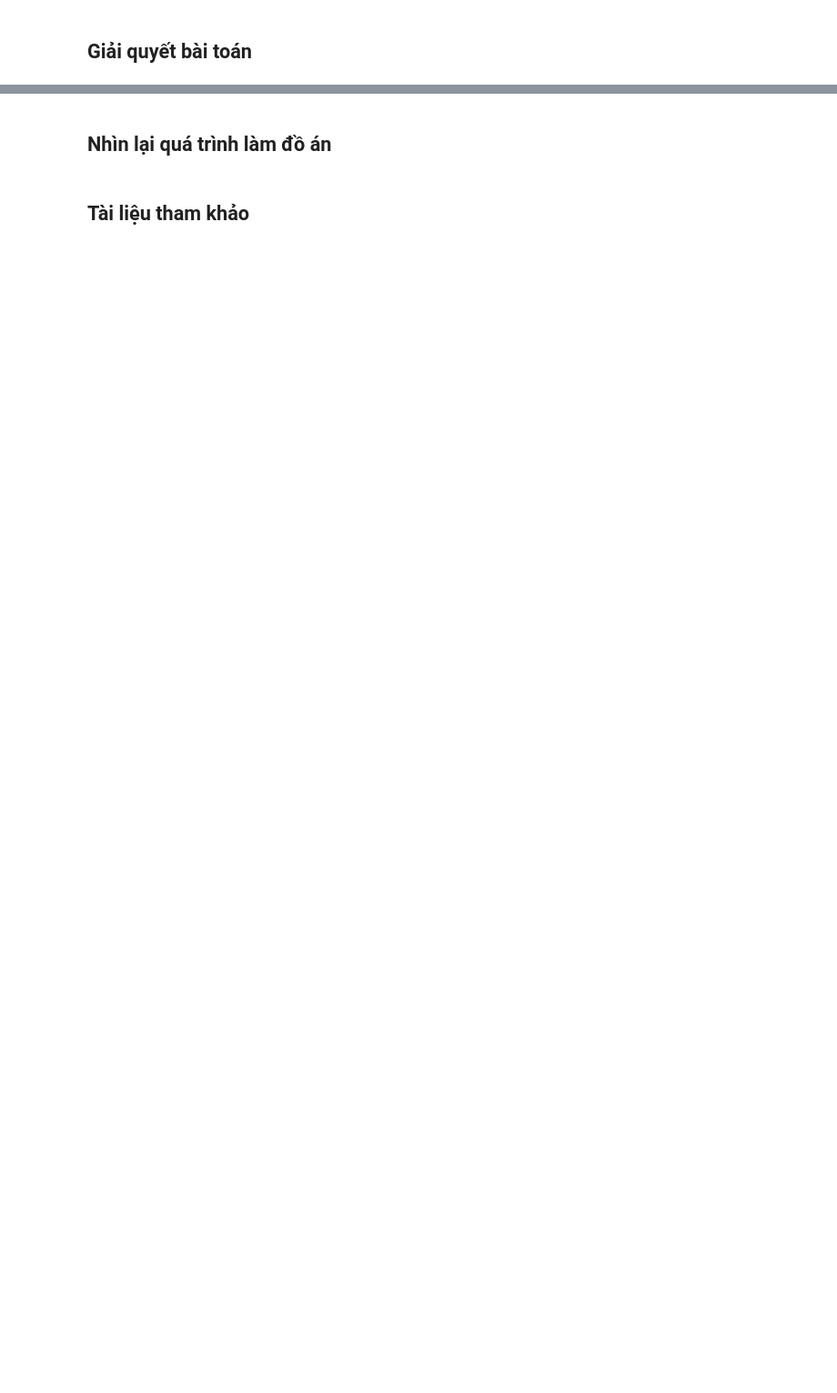
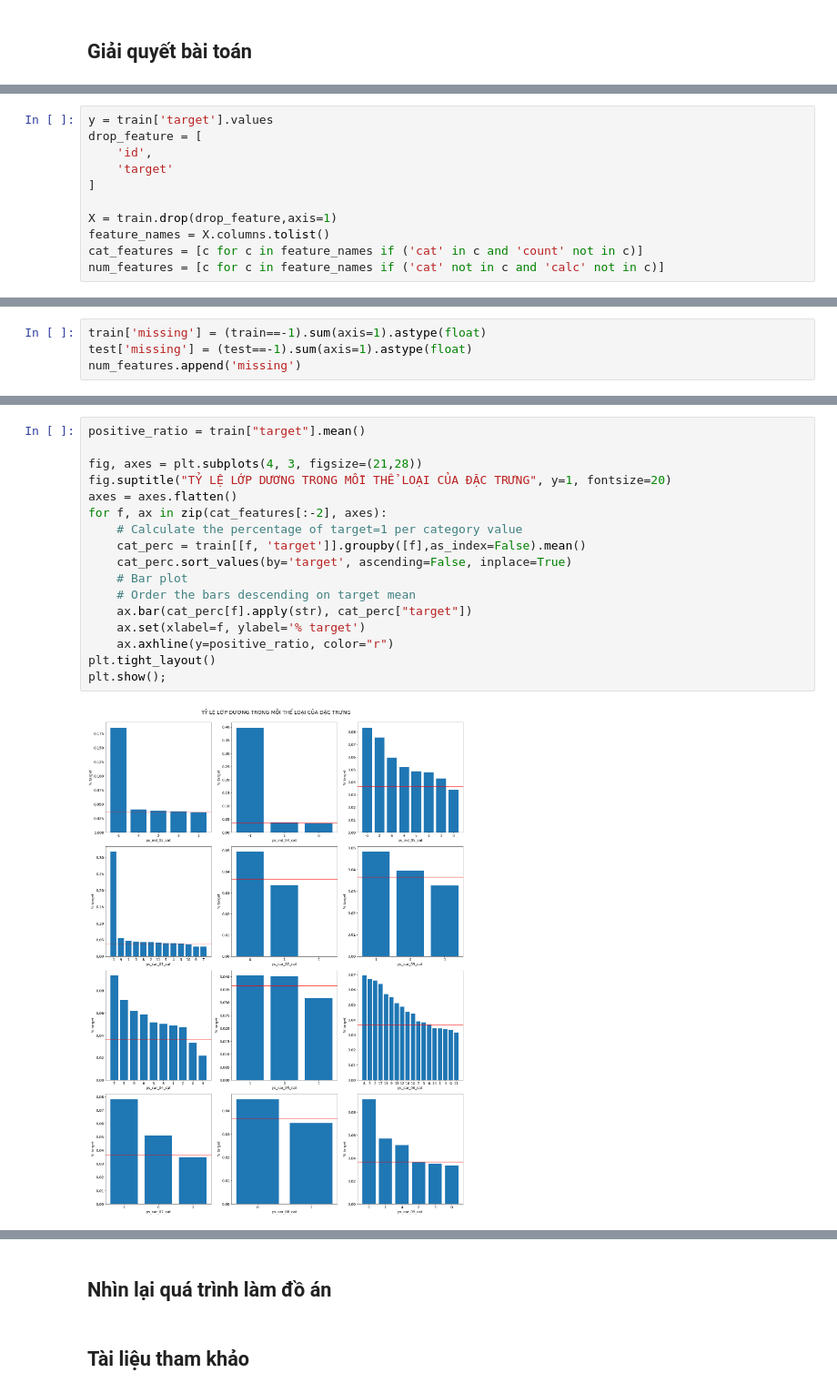
Before and after one commit to PhamVietXuan/kaggle-porto-seguro, a Jupyter notebook: Report.ipynb, the cells around one changed output, grey strips where cells are left out. Shown at 91% size. Saved outputs shown, nothing was run; the diff lists cells and outputs as text; blank space fills up the shorter version.

```diff
--- a/Report.ipynb
+++ b/Report.ipynb
@@ -28,0 +167,11 @@ Link bài toán: [Porto Seguro’s Safe Driver Prediction](https://www.kaggle.co
+# %%
+y = train['target'].values
+drop_feature = [
+    'id',
+    'target'
+]
+
+X = train.drop(drop_feature,axis=1)
+feature_names = X.columns.tolist()
+cat_features = [c for c in feature_names if ('cat' in c and 'count' not in c)]
+num_features = [c for c in feature_names if ('cat' not in c and 'calc' not in c)]
@@ -28,0 +219,4 @@ Link bài toán: [Porto Seguro’s Safe Driver Prediction](https://www.kaggle.co
+# %%
+train['missing'] = (train==-1).sum(axis=1).astype(float)
+test['missing'] = (test==-1).sum(axis=1).astype(float)
+num_features.append('missing')
@@ -28,0 +239,19 @@ Link bài toán: [Porto Seguro’s Safe Driver Prediction](https://www.kaggle.co
+# %%
+positive_ratio = train["target"].mean()
+
+fig, axes = plt.subplots(4, 3, figsize=(21,28))
+fig.suptitle("TỶ LỆ LỚP DƯƠNG TRONG MỖI THỂ LOẠI CỦA ĐẶC TRƯNG", y=1, fontsize=20)
+axes = axes.flatten()
+for f, ax in zip(cat_features[:-2], axes):
+    # Calculate the percentage of target=1 per category value
+    cat_perc = train[[f, 'target']].groupby([f],as_index=False).mean()
+    cat_perc.sort_values(by='target', ascending=False, inplace=True)
+    # Bar plot
+    # Order the bars descending on target mean
+    ax.bar(cat_perc[f].apply(str), cat_perc["target"])
+    ax.set(xlabel=f, ylabel='% target')
+    ax.axhline(y=positive_ratio, color="r")
+plt.tight_layout()
+plt.show();
+# %% [output]
+[figure, added]
```
Also changed, not shown: parts of 111 cells of this notebook.
